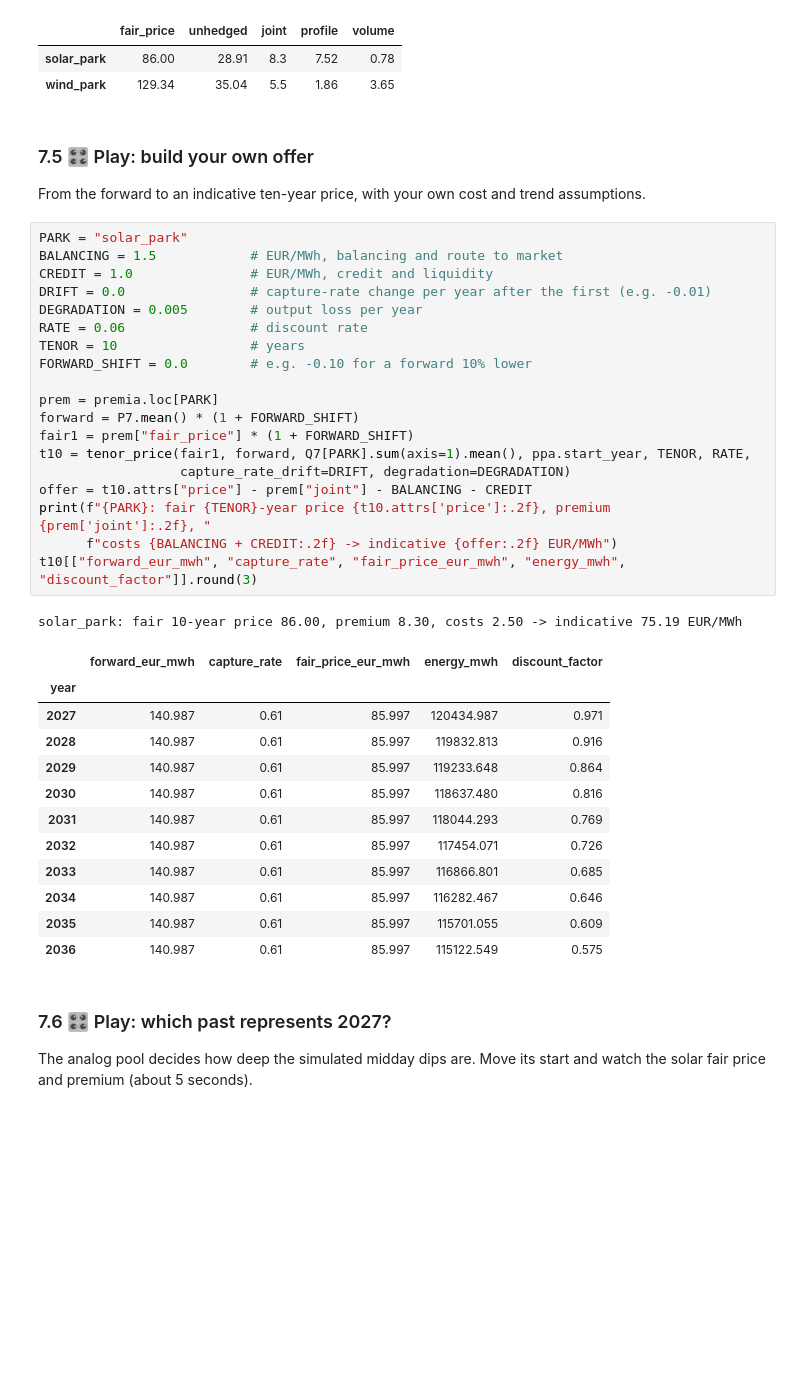
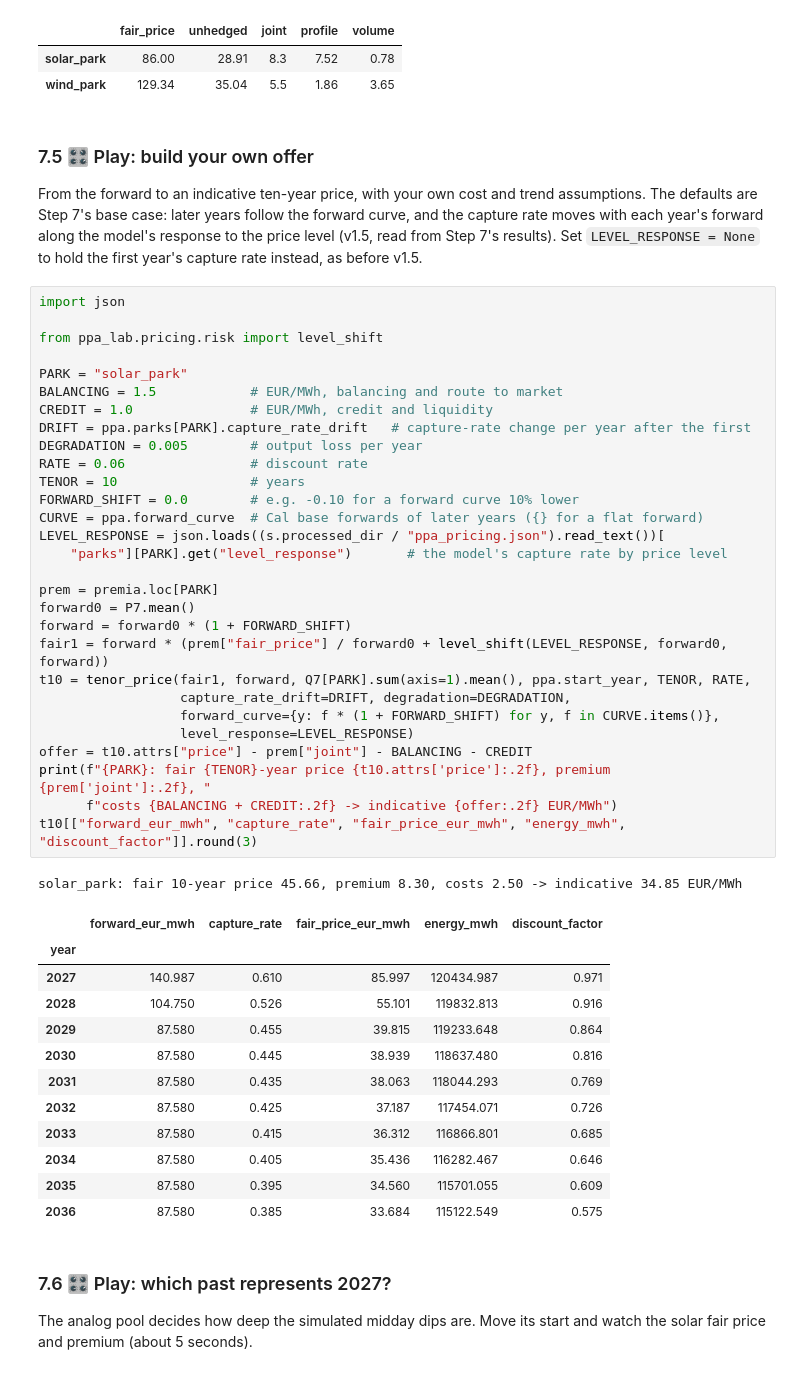
Before and after one commit to ankitpatel1661/ppa-lab, a Jupyter notebook: notebooks/ppa_lab_playground.ipynb, the cells around one changed output. Drawn from its saved outputs; the diff is of its cells as text; blank space fills up the shorter version.

```diff
--- a/notebooks/ppa_lab_playground.ipynb
+++ b/notebooks/ppa_lab_playground.ipynb
@@ -2002,39 +2002,53 @@ premia.round(2)
 # %% [markdown]
 ### 7.5 🎛 Play: build your own offer
 From the forward to an indicative ten-year price, with your own cost and trend assumptions.
+The defaults are Step 7's base case: later years follow the forward curve, and the capture
+rate moves with each year's forward along the model's response to the price level (v1.5,
+read from Step 7's results). Set `LEVEL_RESPONSE = None` to hold the first year's capture
+rate instead, as before v1.5.
 # %%
+import json
+
+from ppa_lab.pricing.risk import level_shift
+
 PARK = "solar_park"
 BALANCING = 1.5            # EUR/MWh, balancing and route to market
 CREDIT = 1.0               # EUR/MWh, credit and liquidity
-DRIFT = 0.0                # capture-rate change per year after the first (e.g. -0.01)
+DRIFT = ppa.parks[PARK].capture_rate_drift   # capture-rate change per year after the first
 DEGRADATION = 0.005        # output loss per year
 RATE = 0.06                # discount rate
 TENOR = 10                 # years
-FORWARD_SHIFT = 0.0        # e.g. -0.10 for a forward 10% lower
+FORWARD_SHIFT = 0.0        # e.g. -0.10 for a forward curve 10% lower
+CURVE = ppa.forward_curve  # Cal base forwards of later years ({} for a flat forward)
+LEVEL_RESPONSE = json.loads((s.processed_dir / "ppa_pricing.json").read_text())[
+    "parks"][PARK].get("level_response")       # the model's capture rate by price level
 
 prem = premia.loc[PARK]
-forward = P7.mean() * (1 + FORWARD_SHIFT)
-fair1 = prem["fair_price"] * (1 + FORWARD_SHIFT)
+forward0 = P7.mean()
+forward = forward0 * (1 + FORWARD_SHIFT)
+fair1 = forward * (prem["fair_price"] / forward0 + level_shift(LEVEL_RESPONSE, forward0, forward))
 t10 = tenor_price(fair1, forward, Q7[PARK].sum(axis=1).mean(), ppa.start_year, TENOR, RATE,
-                  capture_rate_drift=DRIFT, degradation=DEGRADATION)
+                  capture_rate_drift=DRIFT, degradation=DEGRADATION,
+                  forward_curve={y: f * (1 + FORWARD_SHIFT) for y, f in CURVE.items()},
+                  level_response=LEVEL_RESPONSE)
 offer = t10.attrs["price"] - prem["joint"] - BALANCING - CREDIT
 print(f"{PARK}: fair {TENOR}-year price {t10.attrs['price']:.2f}, premium {prem['joint']:.2f}, "
       f"costs {BALANCING + CREDIT:.2f} -> indicative {offer:.2f} EUR/MWh")
 t10[["forward_eur_mwh", "capture_rate", "fair_price_eur_mwh", "energy_mwh", "discount_factor"]].round(3)
 # %% [output]
-solar_park: fair 10-year price 86.00, premium 8.30, costs 2.50 -> indicative 75.19 EUR/MWh
+solar_park: fair 10-year price 45.66, premium 8.30, costs 2.50 -> indicative 34.85 EUR/MWh
 |  | forward_eur_mwh | capture_rate | fair_price_eur_mwh | energy_mwh | discount_factor |
 | year |  |  |  |  |  |
-| 2027 | 140.987 | 0.61 | 85.997 | 120434.987 | 0.971 |
-| 2028 | 140.987 | 0.61 | 85.997 | 119832.813 | 0.916 |
-| 2029 | 140.987 | 0.61 | 85.997 | 119233.648 | 0.864 |
-| 2030 | 140.987 | 0.61 | 85.997 | 118637.480 | 0.816 |
-| 2031 | 140.987 | 0.61 | 85.997 | 118044.293 | 0.769 |
-| 2032 | 140.987 | 0.61 | 85.997 | 117454.071 | 0.726 |
-| 2033 | 140.987 | 0.61 | 85.997 | 116866.801 | 0.685 |
-| 2034 | 140.987 | 0.61 | 85.997 | 116282.467 | 0.646 |
-| 2035 | 140.987 | 0.61 | 85.997 | 115701.055 | 0.609 |
-| 2036 | 140.987 | 0.61 | 85.997 | 115122.549 | 0.575 |
+| 2027 | 140.987 | 0.610 | 85.997 | 120434.987 | 0.971 |
+| 2028 | 104.750 | 0.526 | 55.101 | 119832.813 | 0.916 |
+| 2029 | 87.580 | 0.455 | 39.815 | 119233.648 | 0.864 |
+| 2030 | 87.580 | 0.445 | 38.939 | 118637.480 | 0.816 |
+| 2031 | 87.580 | 0.435 | 38.063 | 118044.293 | 0.769 |
+| 2032 | 87.580 | 0.425 | 37.187 | 117454.071 | 0.726 |
+| 2033 | 87.580 | 0.415 | 36.312 | 116866.801 | 0.685 |
+| 2034 | 87.580 | 0.405 | 35.436 | 116282.467 | 0.646 |
+| 2035 | 87.580 | 0.395 | 34.560 | 115701.055 | 0.609 |
+| 2036 | 87.580 | 0.385 | 33.684 | 115122.549 | 0.575 |
 # %% [markdown]
 ### 7.6 🎛 Play: which past represents 2027?
 The analog pool decides how deep the simulated midday dips are. Move its start and watch the
```
Also changed, not shown: parts of 4 cells of this notebook, 32 other files.
